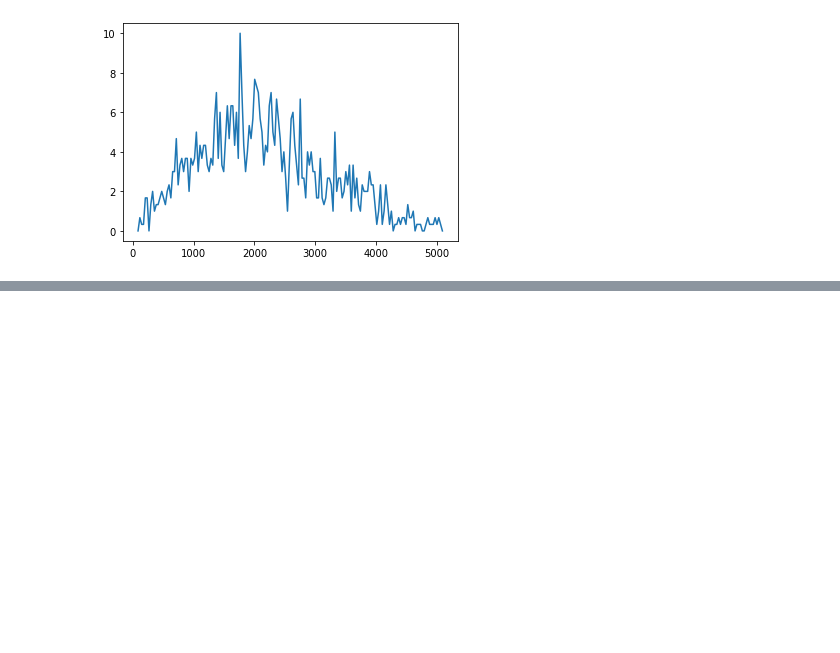
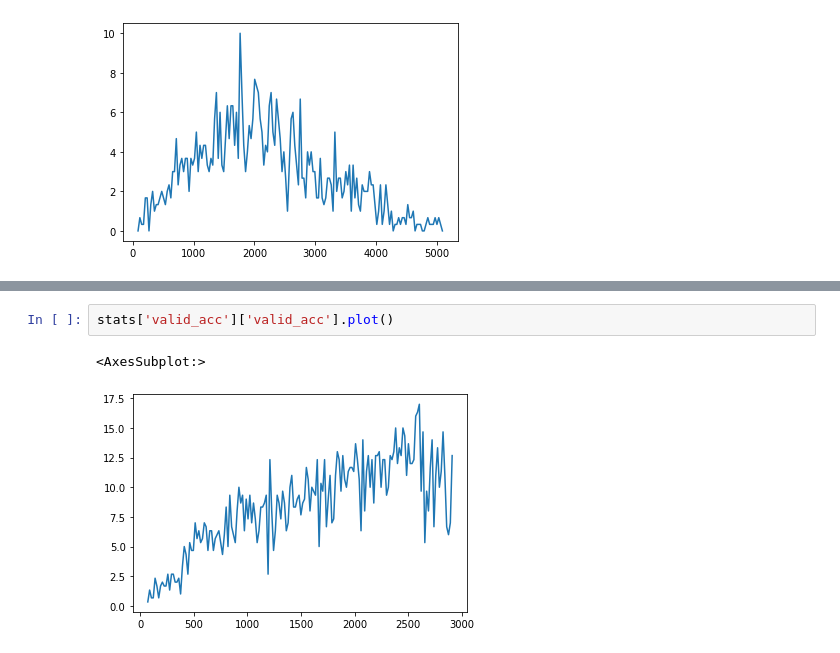
Before and after one commit to ralphscheu/xvector_laryngectomy, a Jupyter notebook: notebooks/plot_training_stats_from_log.ipynb, the cells around one changed output, grey strips where cells are left out. Saved outputs shown, nothing was run; the diff lists cells and outputs as text; blank space fills up the shorter version.

```diff
--- a/notebooks/plot_training_stats_from_log.ipynb
+++ b/notebooks/plot_training_stats_from_log.ipynb
@@ -43,0 +65,5 @@ stats_mha['valid_acc']['valid_acc'].plot()
+# %%
+stats['valid_acc']['valid_acc'].plot()
+# %% [output]
+<AxesSubplot:>
+[figure, added]
```
Also changed, not shown: parts of 7 cells of this notebook, 4 other files.
